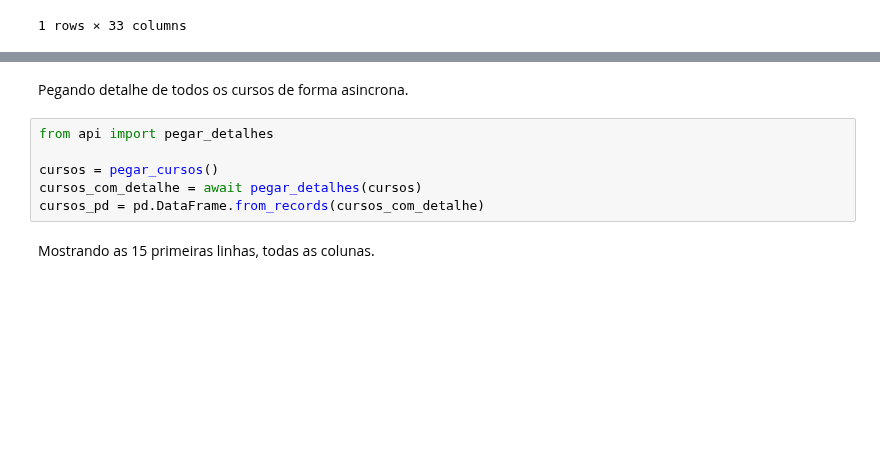
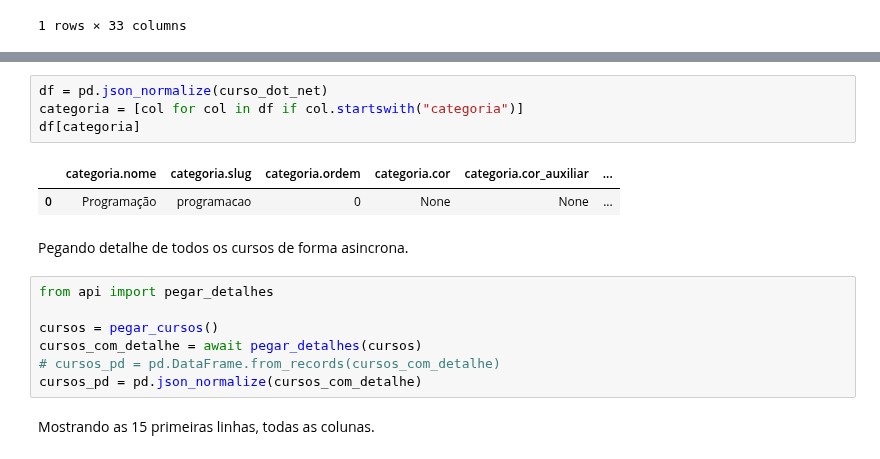
Before and after one commit to vitorcapdeville/alura-data-science, a Jupyter notebook: Semana_9_Pandas.ipynb, the cells around one changed output, grey strips where cells are left out. Drawn from its saved outputs; the diff is of its cells as text; blank space fills up the shorter version.

```diff
--- a/Semana_9_Pandas.ipynb
+++ b/Semana_9_Pandas.ipynb
@@ -36,3 +48,10 @@ pd.DataFrame.from_records([curso_dot_net])
+# %%
+df = pd.json_normalize(curso_dot_net)
+categoria = [col for col in df if col.startswith("categoria")]
+df[categoria]
+# %% [output]
+|  | categoria.nome | categoria.slug | categoria.ordem | categoria.cor | categoria.cor_auxiliar | ... |
+| 0 | Programação | programacao | 0 | None | None | ... |
 # %% [markdown]
 Pegando detalhe de todos os cursos de forma asincrona.
 # %%
@@ -40,7 +59,8 @@ from api import pegar_detalhes
 
 cursos = pegar_cursos()
 cursos_com_detalhe = await pegar_detalhes(cursos)
-cursos_pd = pd.DataFrame.from_records(cursos_com_detalhe)
+# cursos_pd = pd.DataFrame.from_records(cursos_com_detalhe)
+cursos_pd = pd.json_normalize(cursos_com_detalhe)
 # %% [markdown]
 Mostrando as 15 primeiras linhas, todas as colunas.
 # %%
```
Also changed, not shown: parts of 10 cells of this notebook.
